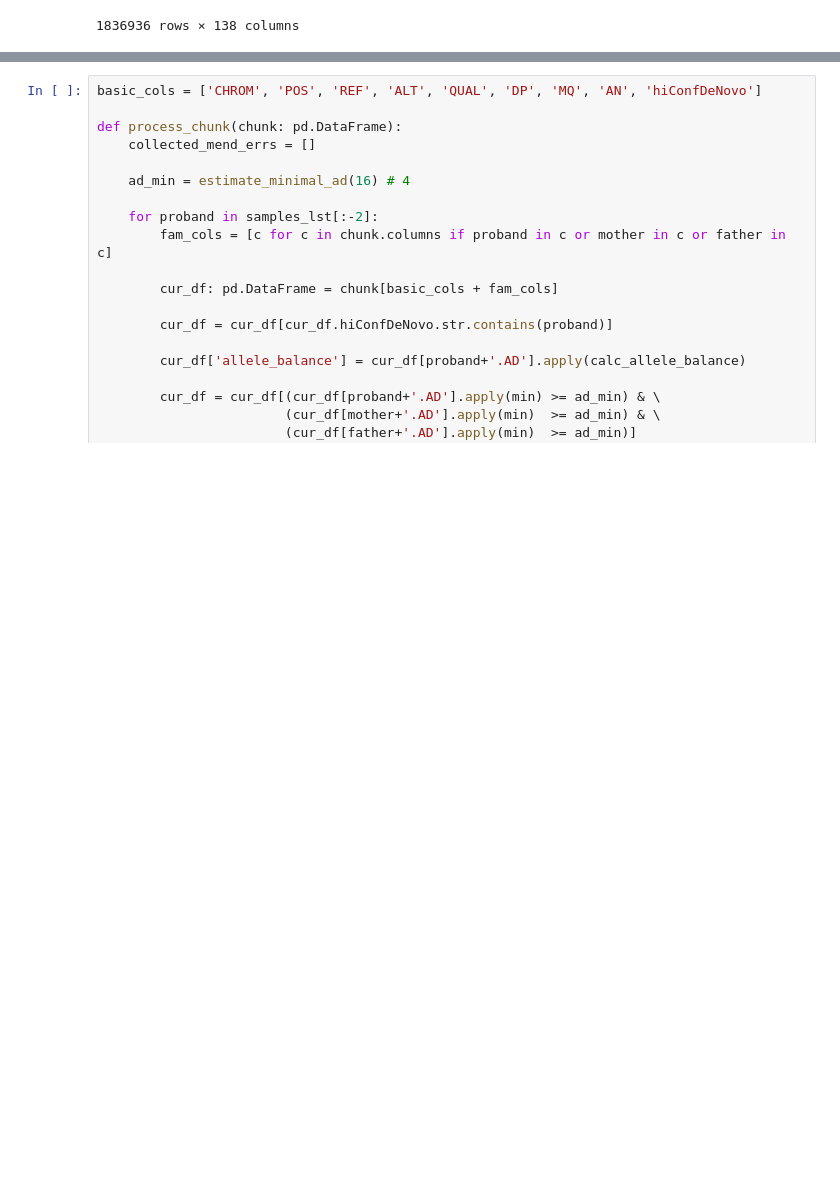
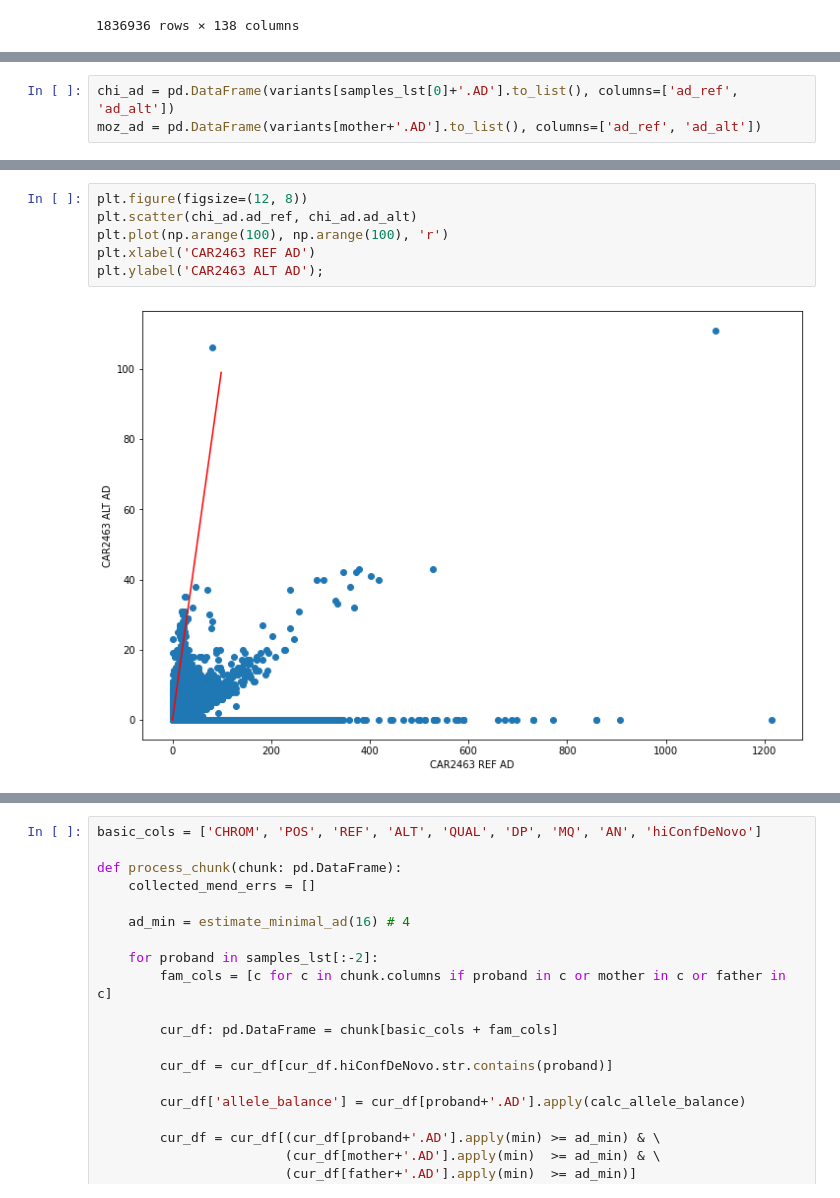
Before and after one commit to mitoclub/AquaSelection, a Jupyter notebook: intersect.ipynb, the cells around one changed output, grey strips where cells are left out. Saved outputs shown, nothing was run; the diff lists cells and outputs as text; blank space fills up the shorter version.

```diff
--- a/intersect.ipynb
+++ b/intersect.ipynb
@@ -366,0 +387,3 @@ variants
+# %%
+chi_ad = pd.DataFrame(variants[samples_lst[0]+'.AD'].to_list(), columns=['ad_ref', 'ad_alt'])
+moz_ad = pd.DataFrame(variants[mother+'.AD'].to_list(), columns=['ad_ref', 'ad_alt'])
@@ -366,0 +407,8 @@ variants
+# %%
+plt.figure(figsize=(12, 8))
+plt.scatter(chi_ad.ad_ref, chi_ad.ad_alt)
+plt.plot(np.arange(100), np.arange(100), 'r')
+plt.xlabel('CAR2463 REF AD')
+plt.ylabel('CAR2463 ALT AD');
+# %% [output]
+[figure, added]
```
Also changed, not shown: parts of 18 cells of this notebook.
